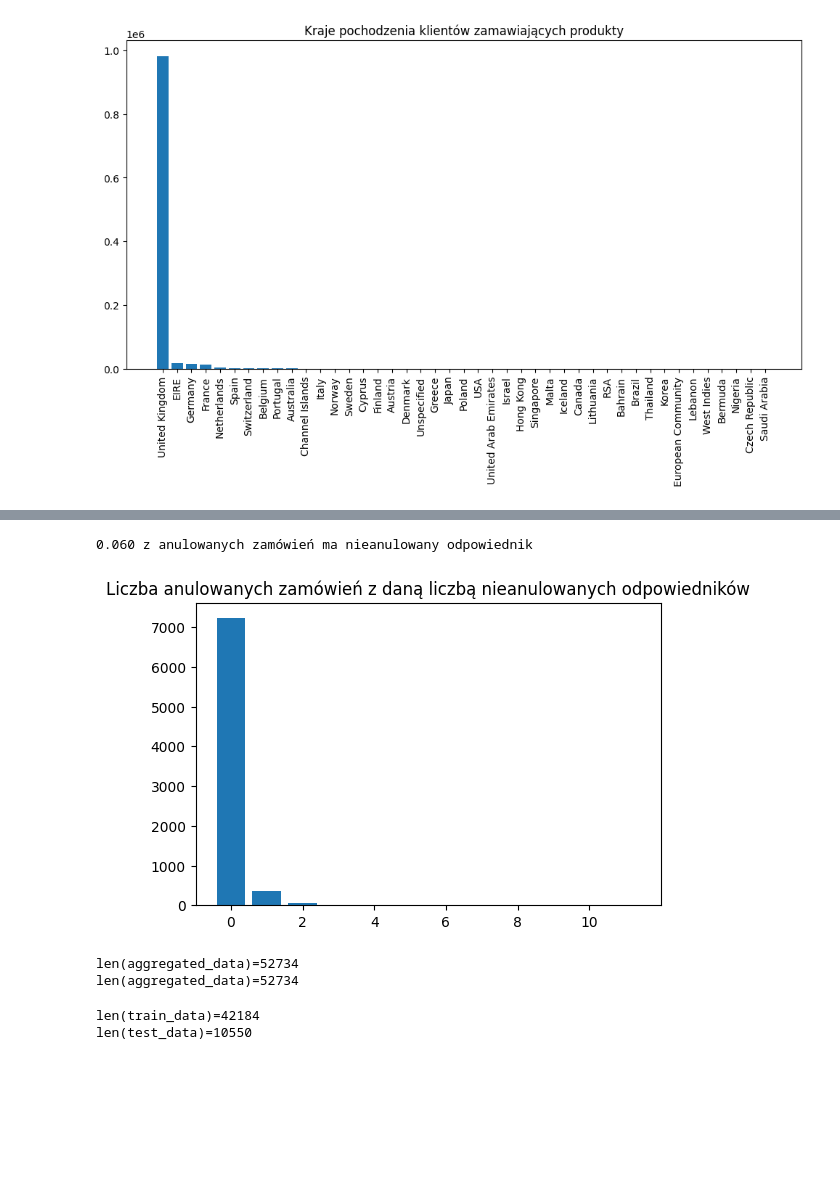
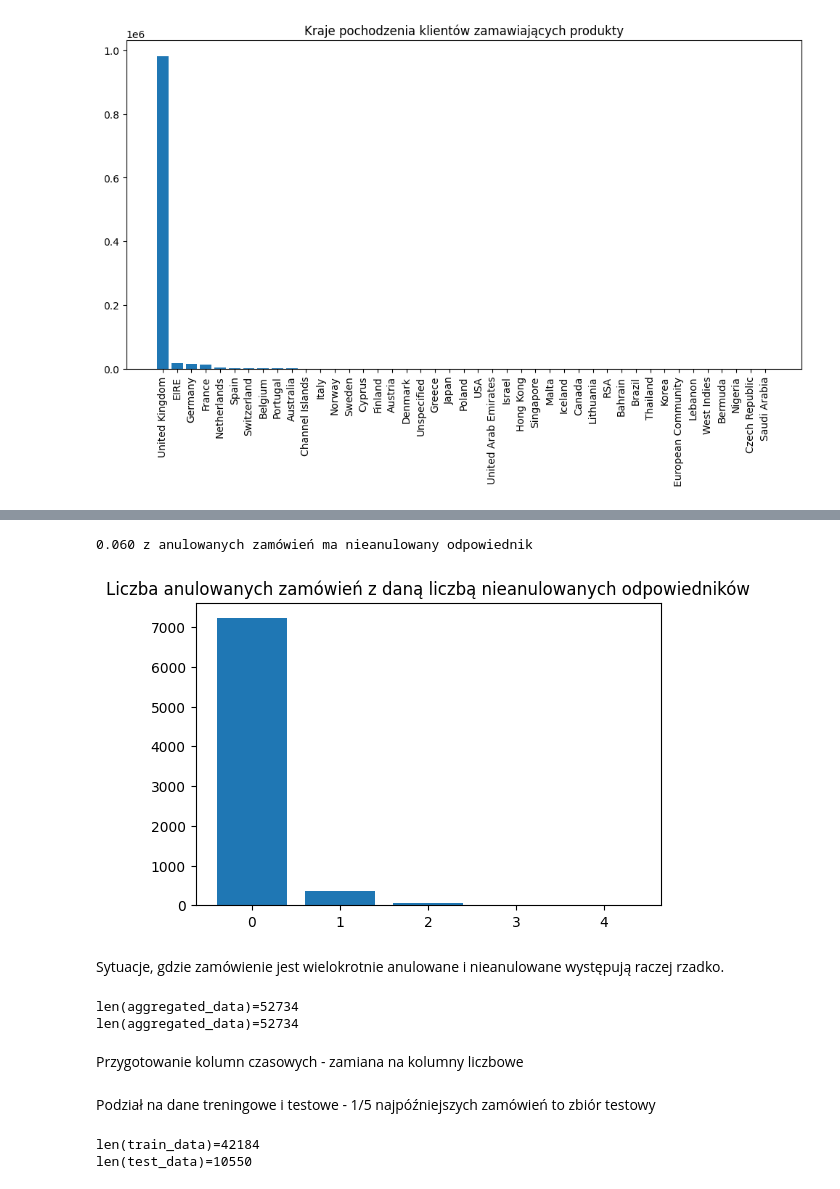
Before and after one commit to AdamGetBackToWork/WhateverBHL, a Jupyter notebook: main.ipynb, the cells around one changed output, grey strips where cells are left out. Saved outputs shown, nothing was run; the diff lists cells and outputs as text; code cells hidden in the pictures; blank space fills up the shorter version.

```diff
--- a/main.ipynb
+++ b/main.ipynb
@@ -77,15 +88,3 @@ plt.xticks(*plt.xticks(), rotation=90)
 plt.title("Kraje pochodzenia klientów zamawiających produkty");
 # %% [output]
 [figure]
-# %%
-duplicate_amounts = [0 for _ in range(30)]
-
-for group_name, group in data.groupby(by=['StockCode', 'Quantity', 'Price', 'Customer ID']):
-    if True in group['Cancelled'].values:
-        try:
-            not_cancelled = group['Cancelled'].value_counts()[False]
-        except KeyError:
-            not_cancelled = 0
-        while len(duplicate_amounts) <= not_cancelled:
-            duplicate_amounts.append(0)
-        duplicate_amounts[not_cancelled] += group['Cancelled'].value_counts()[True]
@@ -230,10 +230,12 @@ print(f"{cancels[1] / cancels.sum():.3f} spośród zamówień zostało anulowane
 # %%
-plt.bar(list(range(12)), duplicate_amounts[:12])
+plt.bar(list(range(5)), duplicate_amounts[:5])
 plt.title("Liczba anulowanych zamówień z daną liczbą nieanulowanych odpowiedników")
 print(f"{sum(duplicate_amounts[1:]) / sum(duplicate_amounts):.3f} z anulowanych zamówień ma nieanulowany odpowiednik")
 # %% [output]
 0.060 z anulowanych zamówień ma nieanulowany odpowiednik
-[figure, old version]
+[figure, new version]
+# %% [markdown]
+Sytuacje, gdzie zamówienie jest wielokrotnie anulowane i nieanulowane występują raczej rzadko.
 # %%
 print(f"{len(aggregated_data)=}")
 # aggregated_data = old_agg_data.drop_duplicates(subset=['PriceSum', 'TotalQuantity'], keep=False, inplace=True)
@@ -242,10 +244,14 @@ print(f"{len(aggregated_data)=}")
 # %% [output]
 len(aggregated_data)=52734
 len(aggregated_data)=52734
+# %% [markdown]
+Przygotowanie kolumn czasowych - zamiana na kolumny liczbowe
 # %%
 ready_data = aggregated_data.drop(columns=['Invoice', 'EarliestInvoiceDate', 'Customer ID'])
 ready_data['InvoiceDate'] = aggregated_data['EarliestInvoiceDate'].dt.dayofyear
 ready_data['InvoiceHour'] = aggregated_data['EarliestInvoiceDate'].dt.hour
+# %% [markdown]
+Podział na dane treningowe i testowe - 1/5 najpóźniejszych zamówień to zbiór testowy
 # %%
 # train_data, test_data = train_test_split(ready_data, test_size=0.2, random_state=421)
 train_data, test_data = ready_data[:len(ready_data) // 5 * 4], ready_data[len(ready_data) // 5 * 4:]
```
Also changed, not shown: parts of 17 cells of this notebook.
